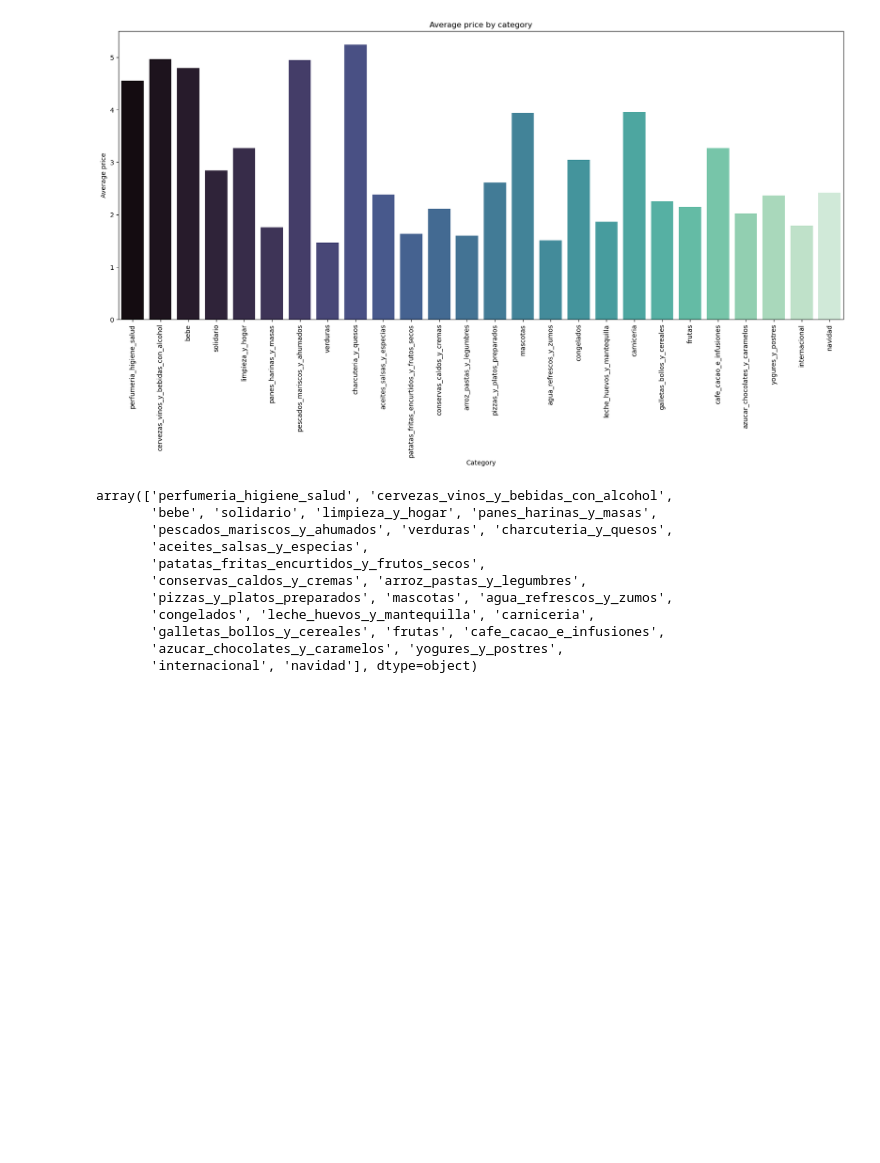
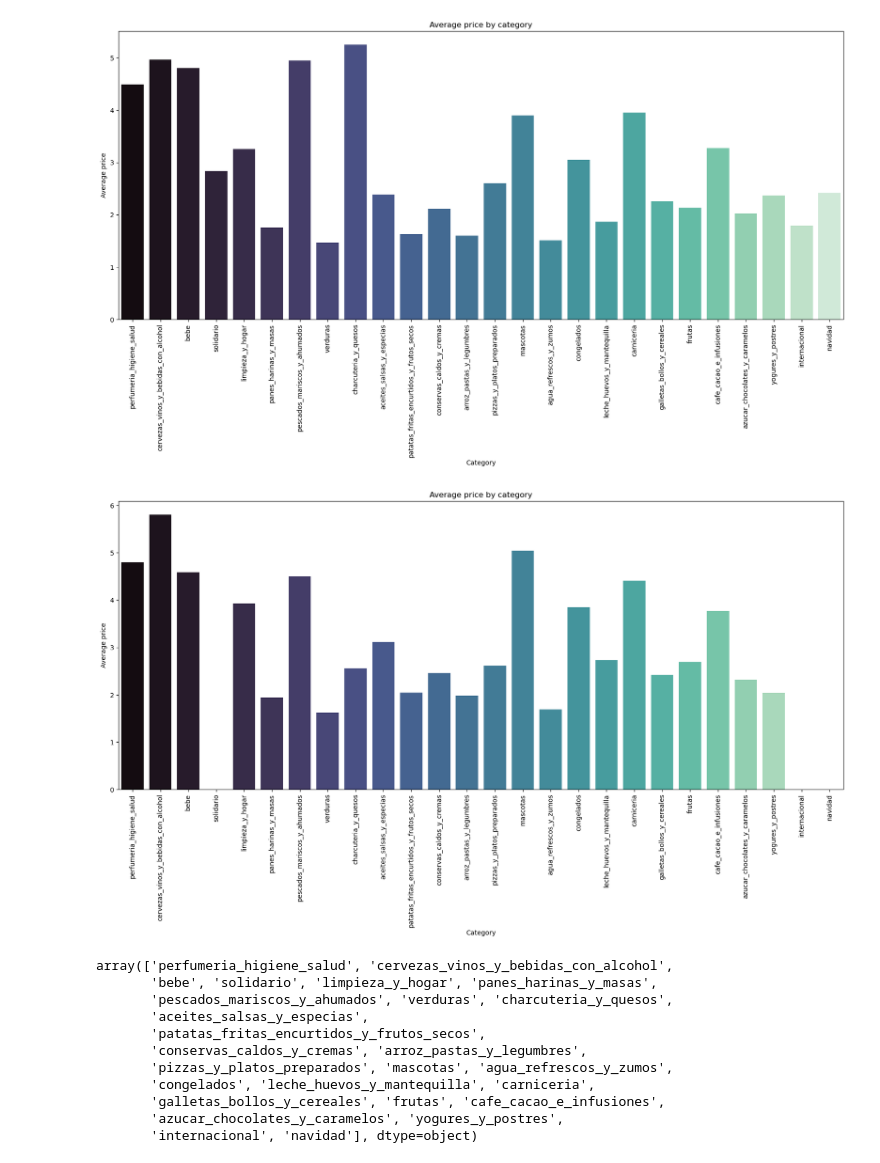
Before and after one commit to juanmolera/ETL-project, a Jupyter notebook: notebooks/5-visualization.ipynb, the cells around one changed output. Saved outputs shown, nothing was run; the diff lists cells and outputs as text; code cells hidden in the pictures; blank space fills up the shorter version.

```diff
--- a/notebooks/5-visualization.ipynb
+++ b/notebooks/5-visualization.ipynb
@@ -26,0 +49,2 @@ unique_categories = concatenation['category'].unique().tolist();
+# %%
+initial.dropna(axis=0, inplace=True)
@@ -56,13 +122,13 @@ media
 # %% [output]
 3.3986731892700934
 # %%
-unique_categories = concatenation['category'].unique()
+unique_categories = initial['category'].unique()
 
 mean_price_by_categories = {'categories': [], 'mean_prices': []}
 
 for c in tqdm(unique_categories):
     mean_price_by_categories['categories'].append(c)
-    mean_price_by_categories['mean_prices'].append(concatenation[concatenation['category'] == c]['price'].mean())
+    mean_price_by_categories['mean_prices'].append(initial[initial['category'] == c]['price'].mean())
 # %%
 plt.figure(figsize =(20,8))
 
@@ -74,6 +140,23 @@ plt.ylabel('Average price')
 plt.xticks(rotation=90);
 # %% [output]
 [figure]
+# %%
+mean_price_by_categories2 = {'categories': [], 'mean_prices': []}
+
+for c in tqdm(unique_categories):
+    mean_price_by_categories2['categories'].append(c)
+    mean_price_by_categories2['mean_prices'].append(scraped[scraped['category'] == c]['price'].mean())
+# %%
+plt.figure(figsize =(20,8))
+
+sns.barplot(x = mean_price_by_categories2['categories'], y = mean_price_by_categories2['mean_prices'], palette= "mako")
+
+plt.title('Average price by category')
+plt.xlabel('Category')
+plt.ylabel('Average price')
+plt.xticks(rotation=90);
+# %% [output]
+[figure, added]
 # %%
 unique_categories
 # %% [output]
```
Also changed, not shown: parts of 8 cells of this notebook, 3 other files.
